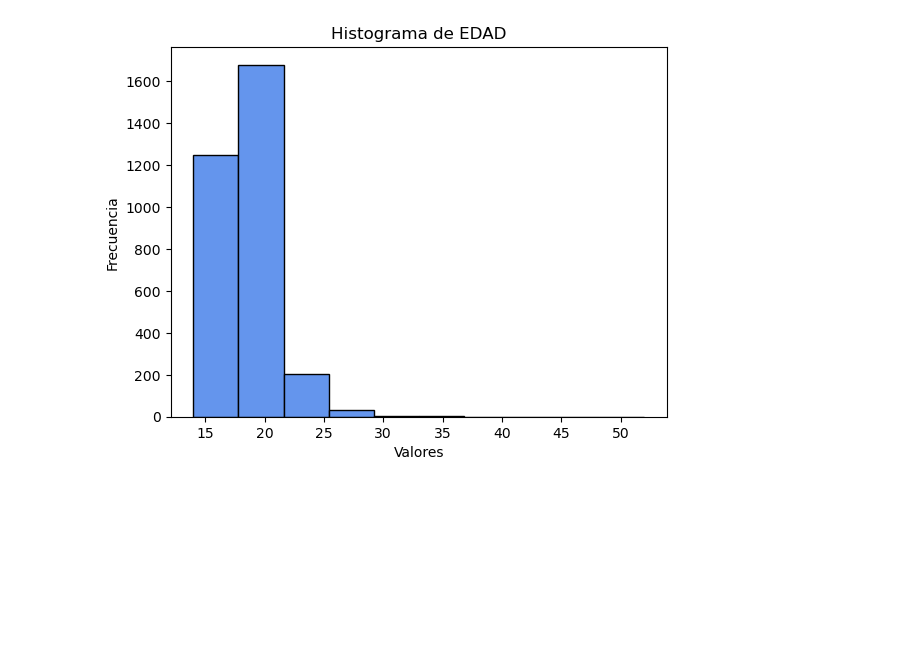
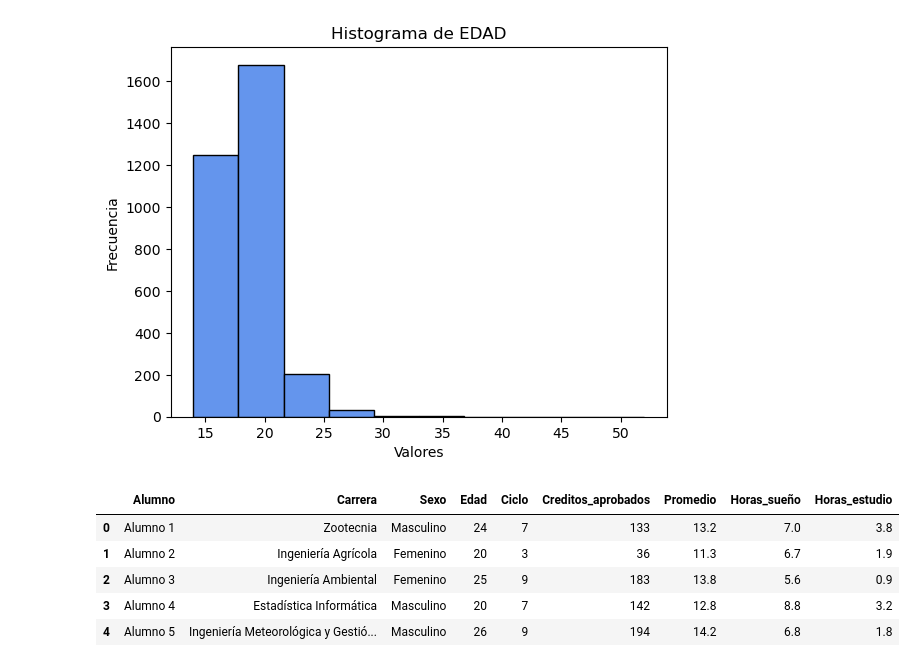
Before and after one commit to Lupinthethird2/GrupoLP2, a Jupyter notebook: proyecto_1.ipynb, the cells around one changed output. Cells and saved outputs as stored; diff of their text form; code cells hidden in the pictures; blank space fills up the shorter version.

```diff
--- a/proyecto_1.ipynb
+++ b/proyecto_1.ipynb
@@ -238,3 +254,14 @@ analizador_edad.bar_plot()
   variable  cantidad      media  mediana  moda  rango  IQR  varianza     stdev
 0     EDAD      3180  18.360692     18.0  17.0   38.0  2.0  5.446771  2.333832
 [figure]
+# %%
+# Cargar el archivo de data de estudiantes de la UNALM
+df_unalm = pd.read_excel("data_unalm_estudiantes_var.xlsx", skiprows=0)
+df_unalm.head()
+# %% [output]
+|  | Alumno | Carrera | Sexo | Edad | Ciclo | Creditos_aprobados | Promedio | Horas_sueño | Horas_estudio |
+| 0 | Alumno 1 | Zootecnia | Masculino | 24 | 7 | 133 | 13.2 | 7.0 | 3.8 |
+| 1 | Alumno 2 | Ingeniería Agrícola | Femenino | 20 | 3 | 36 | 11.3 | 6.7 | 1.9 |
+| 2 | Alumno 3 | Ingeniería Ambiental | Femenino | 25 | 9 | 183 | 13.8 | 5.6 | 0.9 |
+| 3 | Alumno 4 | Estadística Informática | Masculino | 20 | 7 | 142 | 12.8 | 8.8 | 3.2 |
+| 4 | Alumno 5 | Ingeniería Meteorológica y Gestió... | Masculino | 26 | 9 | 194 | 14.2 | 6.8 | 1.8 |
```
Also changed, not shown: parts of 2 cells of this notebook.
